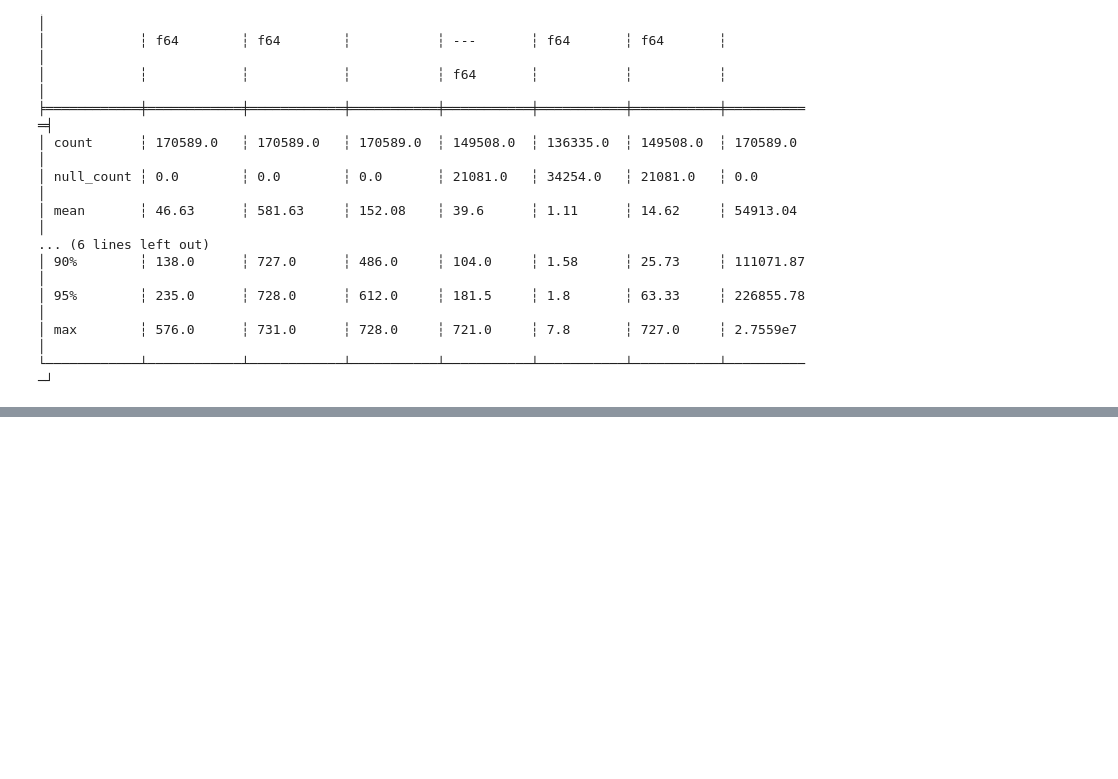
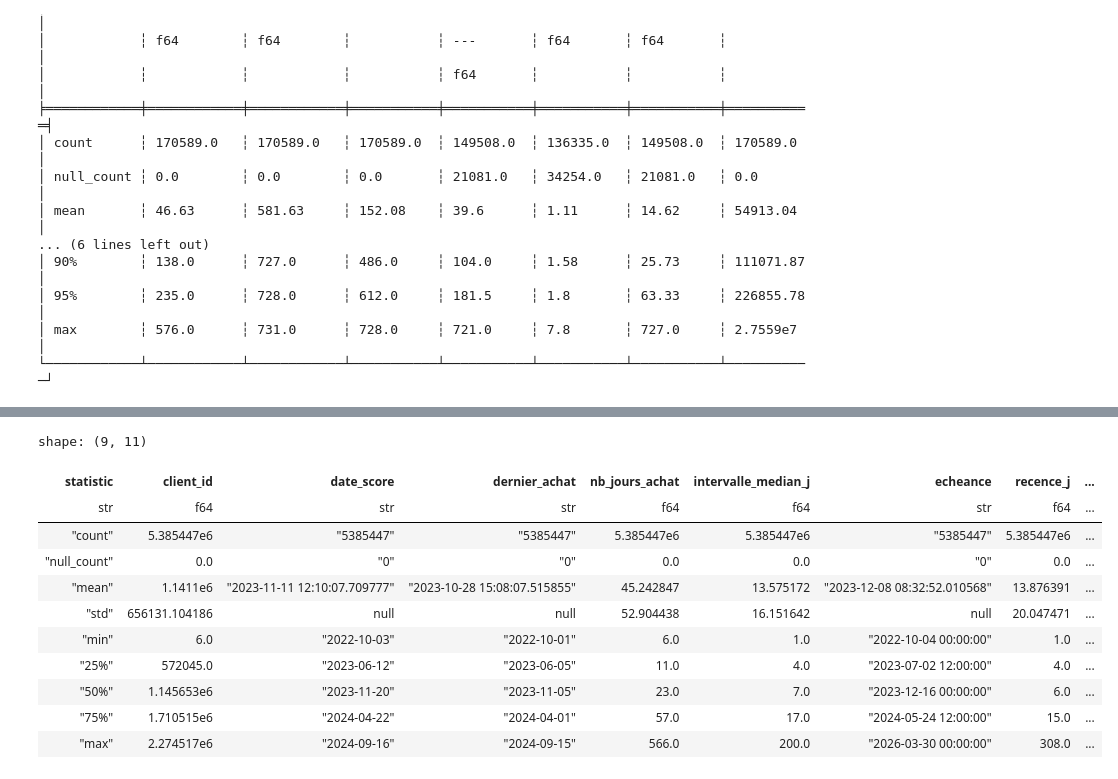
Before and after one commit to ElouanBontron/case_BCGX, a Jupyter notebook: use_case_1.ipynb, the cells around one changed output, grey strips where cells are left out. Drawn from its saved outputs; the diff is of its cells as text; code cells hidden in the pictures; blank space fills up the shorter version.

```diff
--- a/use_case_1.ipynb
+++ b/use_case_1.ipynb
@@ -408,20 +398,0 @@ Exploration des habitudes client
-# %%
-quotidien = (
-    clients_mvp
-    .select("client_id", "date_order", "sales_net", "quantity")
-    .with_columns(
-        pl.col("date_order").str.to_date("%Y-%m-%d").alias("date")
-    )
-    .filter(
-        pl.col("client_id").is_not_null()
-        & pl.col("date").is_not_null()
-        & (pl.col("quantity") > 0)
-    )
-    .group_by(["client_id", "date"])
-    .agg(
-        pl.col("sales_net").sum().alias("ca_achats"),
-        pl.len().alias("nb_lignes"),
-    )
-)
-
-quotidien.sink_parquet("data/clients_jour_mvp.parquet")
@@ -548,0 +587,15 @@ hebdo.sink_parquet(
+# %%
+lf_churn.describe()
+# %% [output]
+shape: (9, 11)
+| statistic | client_id | date_score | dernier_achat | nb_jours_achat | intervalle_median_j | echeance | recence_j | ... |
+| str | f64 | str | str | f64 | f64 | str | f64 | ... |
+| "count" | 5.385447e6 | "5385447" | "5385447" | 5.385447e6 | 5.385447e6 | "5385447" | 5.385447e6 | ... |
+| "null_count" | 0.0 | "0" | "0" | 0.0 | 0.0 | "0" | 0.0 | ... |
+| "mean" | 1.1411e6 | "2023-11-11 12:10:07.709777" | "2023-10-28 15:08:07.515855" | 45.242847 | 13.575172 | "2023-12-08 08:32:52.010568" | 13.876391 | ... |
+| "std" | 656131.104186 | null | null | 52.904438 | 16.151642 | null | 20.047471 | ... |
+| "min" | 6.0 | "2022-10-03" | "2022-10-01" | 6.0 | 1.0 | "2022-10-04 00:00:00" | 1.0 | ... |
+| "25%" | 572045.0 | "2023-06-12" | "2023-06-05" | 11.0 | 4.0 | "2023-07-02 12:00:00" | 4.0 | ... |
+| "50%" | 1.145653e6 | "2023-11-20" | "2023-11-05" | 23.0 | 7.0 | "2023-12-16 00:00:00" | 6.0 | ... |
+| "75%" | 1.710515e6 | "2024-04-22" | "2024-04-01" | 57.0 | 17.0 | "2024-05-24 12:00:00" | 15.0 | ... |
+| "max" | 2.274517e6 | "2024-09-16" | "2024-09-15" | 566.0 | 200.0 | "2026-03-30 00:00:00" | 308.0 | ... |
```
Also changed, not shown: parts of 18 cells of this notebook, 2 other files.
